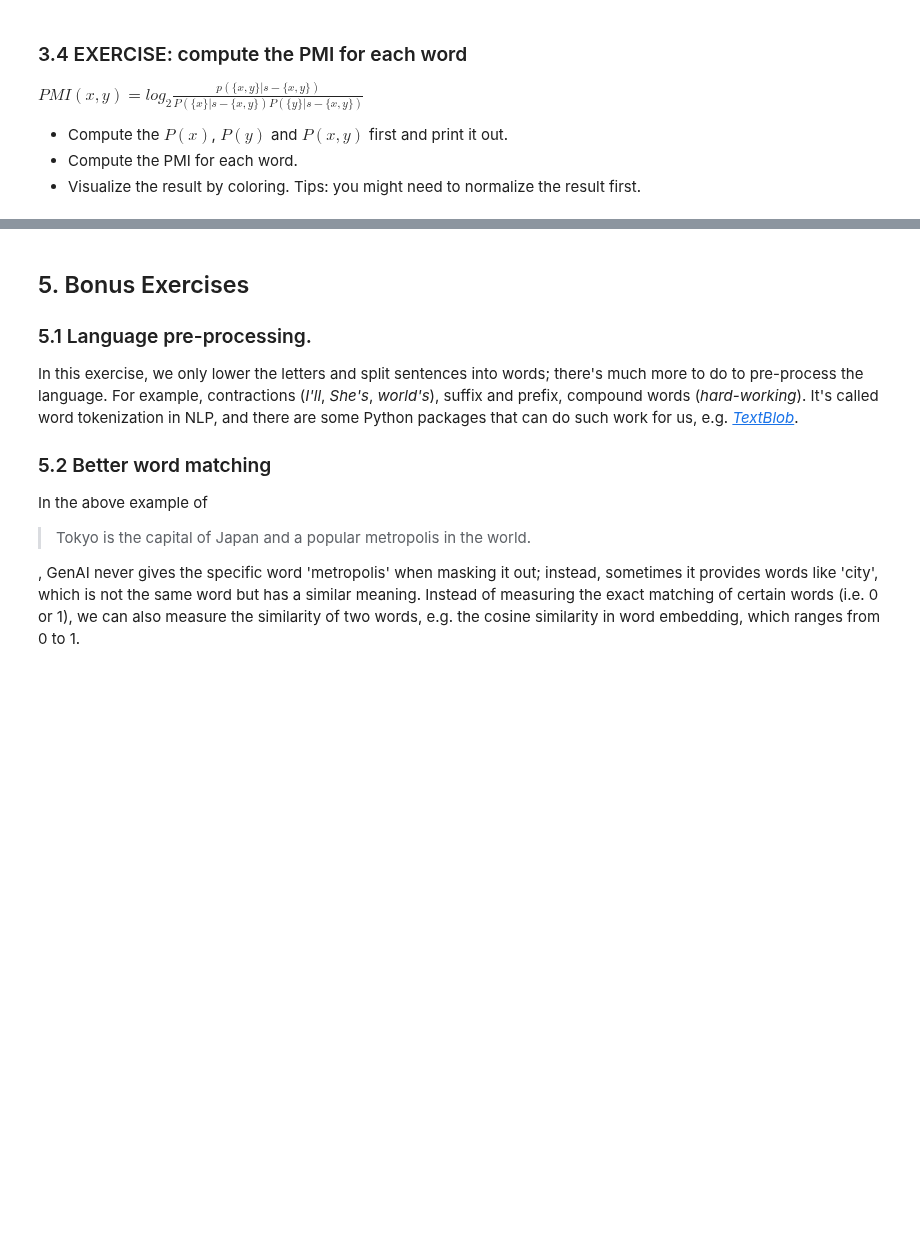
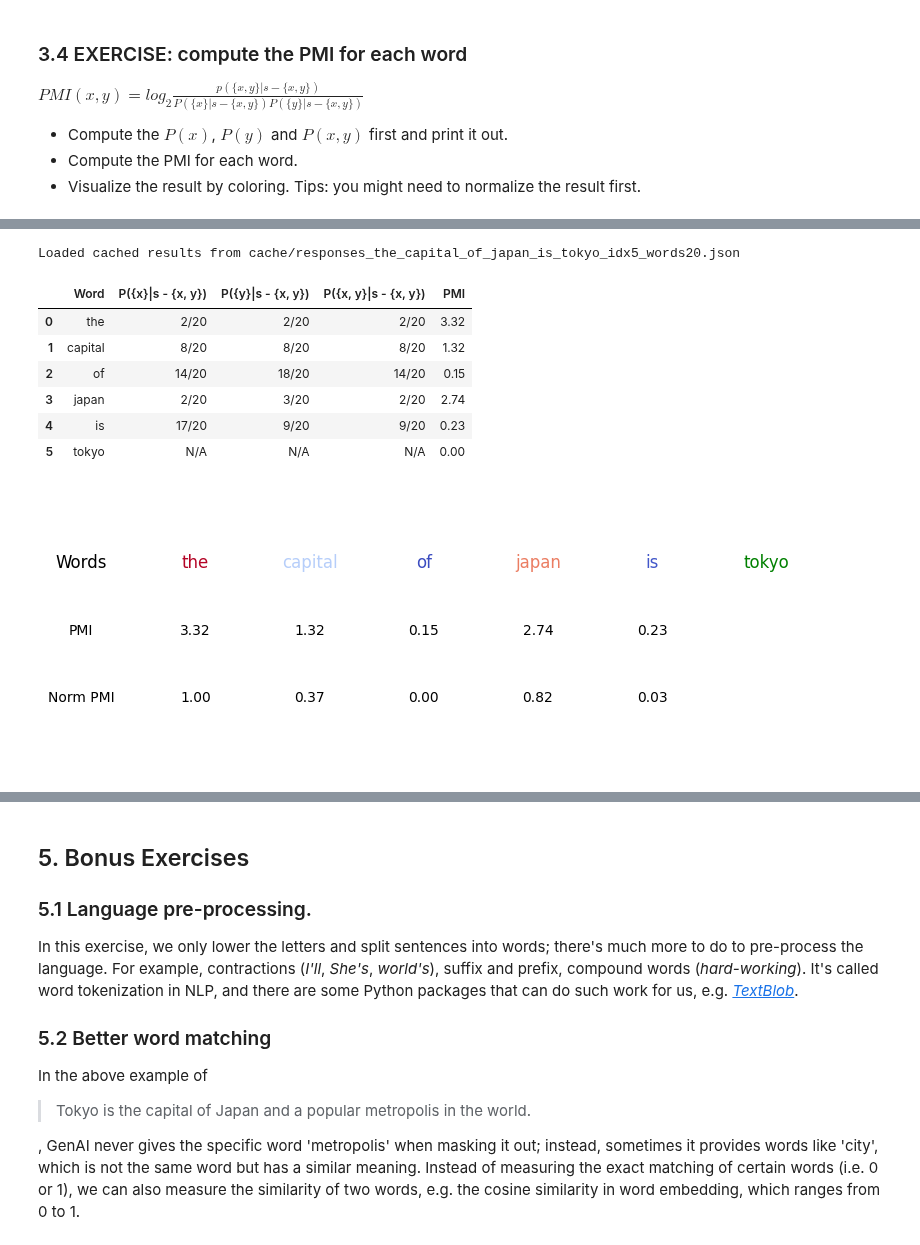
Before and after one commit to jereml99/XAI_GenAI_project_release, a Jupyter notebook: XAI_GenAI.ipynb, the cells around one changed output, grey strips where cells are left out. Cells and saved outputs as stored; diff of their text form; code cells hidden in the pictures; blank space fills up the shorter version.

```diff
--- a/XAI_GenAI.ipynb
+++ b/XAI_GenAI.ipynb
@@ -309,2 +478,12 @@ def make_expermient(sentence, anchor_word_idx, prompts_per_word, model: ChatMode
 # %%
-make_expermient("The capital of Japan is Tokyo", 5, 20, model, debug=True)
+make_expermient("The capital of Japan is Tokyo", 5, 20, model)
+# %% [output]
+Loaded cached results from cache/responses_the_capital_of_japan_is_tokyo_idx5_words20.json
+|  | Word | P({x}|s - {x, y}) | P({y}|s - {x, y}) | P({x, y}|s - {x, y}) | PMI |
+| 0 | the | 2/20 | 2/20 | 2/20 | 3.32 |
+| 1 | capital | 8/20 | 8/20 | 8/20 | 1.32 |
+| 2 | of | 14/20 | 18/20 | 14/20 | 0.15 |
+| 3 | japan | 2/20 | 3/20 | 2/20 | 2.74 |
+| 4 | is | 17/20 | 9/20 | 9/20 | 0.23 |
+| 5 | tokyo | N/A | N/A | N/A | 0.00 |
+[figure, added]
```
Also changed, not shown: parts of 26 cells of this notebook, 5 other files.
